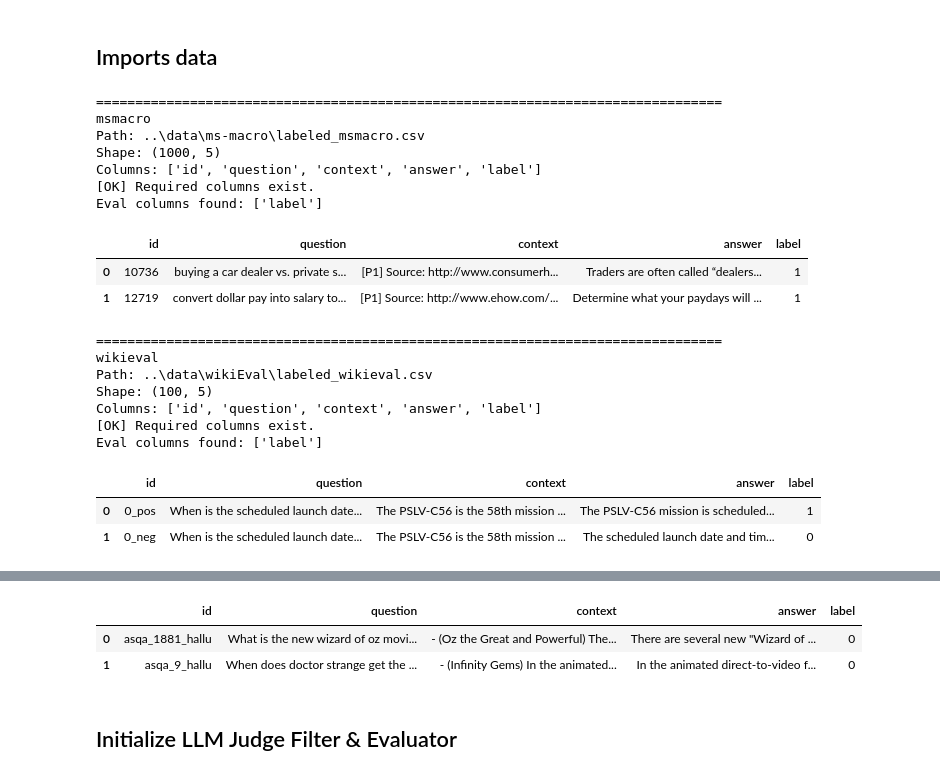
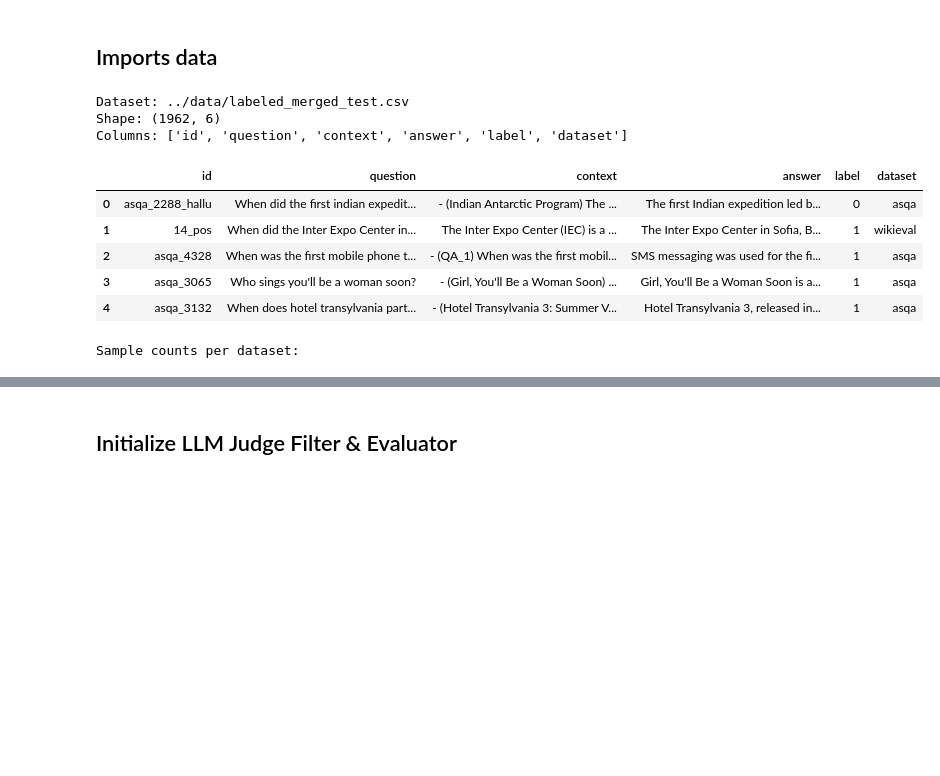
Before and after one commit to Htaaxx/ragas-evaluation, a Jupyter notebook: notebooks/4_llm-judge-filter.ipynb, the cells around one changed output, grey strips where cells are left out. Cells and saved outputs as stored; diff of their text form; code cells hidden in the pictures; blank space fills up the shorter version.

```diff
--- a/notebooks/4_llm-judge-filter.ipynb
+++ b/notebooks/4_llm-judge-filter.ipynb
@@ -44,22 +46,11 @@ The autoreload extension is already loaded. To reload it, use:
 # Paths
 # ============================================================
 
-MS_PATH = Path('../data/ms-macro/labeled_msmacro.csv')
-WIKI_PATH = Path('../data/wikiEval/labeled_wikieval.csv')
-ASQA_PATH = Path('../data/asqa/labeled_asqa_test.csv')
+DATA_PATH = Path('../data/labeled_merged_test.csv')
 
 OUTPUT_DIR = Path('../results/llm_filter')
 OUTPUT_FILTER = OUTPUT_DIR / 'classification'
 OUTPUT_FILTER.mkdir(parents=True, exist_ok=True)
 
-DATASETS = {
-    'msmacro': MS_PATH,
-    'wikieval': WIKI_PATH,
-    'asqa_test': ASQA_PATH,
-}
-
-for name, path in DATASETS.items():
-    print(f'{name}: {path} | exists={path.exists()}')
-
 print(f'Output dir: {OUTPUT_FILTER}')
 # %% [output]
@@ -72,55 +60,30 @@ Output dir: ..\results\llm_filter\classification
 # %%
 # ============================================================
 # Quick schema check
 # ============================================================
 
 REQUIRED_COLS = {'id', 'question', 'answer', 'context'}
 OPTIONAL_EVAL_COLS = {'label', 'gold_ans', 'gold_answer', 'reference', 'reference_answer', 'ground_truth'}
 
-def preview_dataset(name: str, path: Path, n: int = 2):
-    if not path.exists():
-        print(f'[SKIP] {name}: file not found: {path}')
-        return None
+df = pd.read_csv(DATA_PATH)
+print(f'Dataset: {DATA_PATH}')
+print(f'Shape: {df.shape}')
+print(f'Columns: {list(df.columns)}')
 
-    df = pd.read_csv(path)
-    missing = REQUIRED_COLS - set(df.columns)
+display(df.head())
 
-    print('=' * 80)
-    print(name)
-    print(f'Path: {path}')
-    print(f'Shape: {df.shape}')
-    print(f'Columns: {list(df.columns)}')
-
-    if missing:
-        print(f'[WARNING] Missing required columns: {missing}')
-    else:
-        print('[OK] Required columns exist.')
-
-    eval_cols = sorted(set(df.columns) & OPTIONAL_EVAL_COLS)
-    print(f'Eval columns found: {eval_cols}')
-
-    display(df.head(n))
-    return df
-
-previews = {name: preview_dataset(name, path) for name, path in DATASETS.items()}
+# count sample per dataset
+dataset_counts = df['dataset'].value_counts()
+print("Sample counts per dataset:")
+display(dataset_counts)
 # %% [output]
-================================================================================
-msmacro
-Path: ..\data\ms-macro\labeled_msmacro.csv
-Shape: (1000, 5)
-Columns: ['id', 'question', 'context', 'answer', 'label']
-[OK] Required columns exist.
-Eval columns found: ['label']
+Dataset: ../data/labeled_merged_test.csv
+Shape: (1962, 6)
+Columns: ['id', 'question', 'context', 'answer', 'label', 'dataset']
-|  | id | question | context | answer | label |
-| 0 | 10736 | buying a car dealer vs. private s... | [P1] Source: http://www.consumerh... | Traders are often called “dealers... | 1 |
-| 1 | 12719 | convert dollar pay into salary to... | [P1] Source: http://www.ehow.com/... | Determine what your paydays will ... | 1 |
+|  | id | question | context | answer | label | dataset |
+| 0 | asqa_2288_hallu | When did the first indian expedit... | - (Indian Antarctic Program) The ... | The first Indian expedition led b... | 0 | asqa |
+| 1 | 14_pos | When did the Inter Expo Center in... | The Inter Expo Center (IEC) is a ... | The Inter Expo Center in Sofia, B... | 1 | wikieval |
+| 2 | asqa_4328 | When was the first mobile phone t... | - (QA_1) When was the first mobil... | SMS messaging was used for the fi... | 1 | asqa |
+| 3 | asqa_3065 | Who sings you'll be a woman soon? | - (Girl, You'll Be a Woman Soon) ... | Girl, You'll Be a Woman Soon is a... | 1 | asqa |
+| 4 | asqa_3132 | When does hotel transylvania part... | - (Hotel Transylvania 3: Summer V... | Hotel Transylvania 3, released in... | 1 | asqa |
-================================================================================
-wikieval
-Path: ..\data\wikiEval\labeled_wikieval.csv
-Shape: (100, 5)
-Columns: ['id', 'question', 'context', 'answer', 'label']
-[OK] Required columns exist.
-Eval columns found: ['label']
+Sample counts per dataset:
-|  | id | question | context | answer | label |
-| 0 | 0_pos | When is the scheduled launch date... | The PSLV-C56 is the 58th mission ... | The PSLV-C56 mission is scheduled... | 1 |
-| 1 | 0_neg | When is the scheduled launch date... | The PSLV-C56 is the 58th mission ... | The scheduled launch date and tim... | 0 |
@@ -134,6 +95,3 @@ Eval columns found: ['label']
-|  | id | question | context | answer | label |
-| 0 | asqa_1881_hallu | What is the new wizard of oz movi... | - (Oz the Great and Powerful) The... | There are several new "Wizard of ... | 0 |
-| 1 | asqa_9_hallu | When does doctor strange get the ... | - (Infinity Gems) In the animated... | In the animated direct-to-video f... | 0 |
 # %% [markdown]
 ## Initialize LLM Judge Filter & Evaluator
 # %%
```
Also changed, not shown: parts of 8 cells of this notebook, 20 other files.
